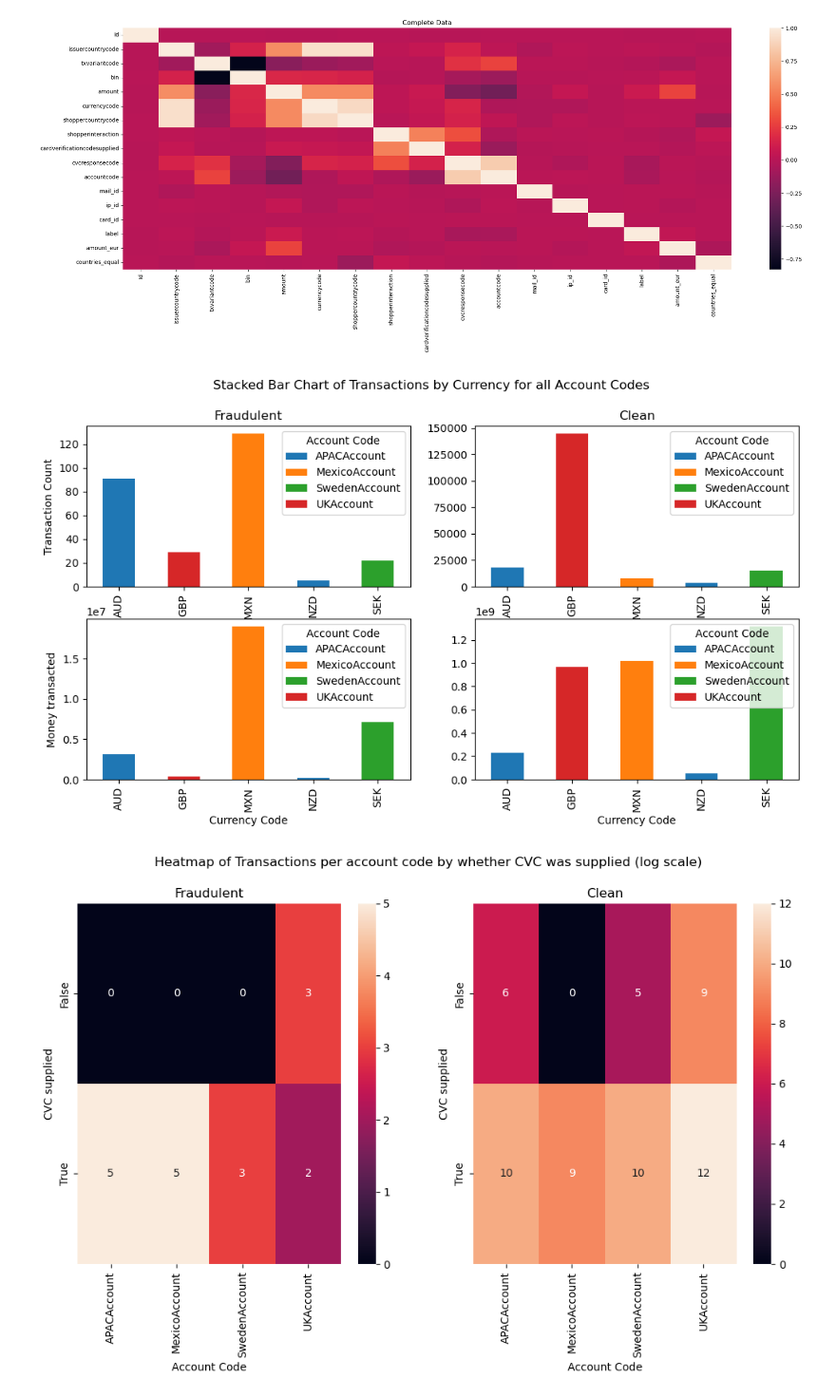
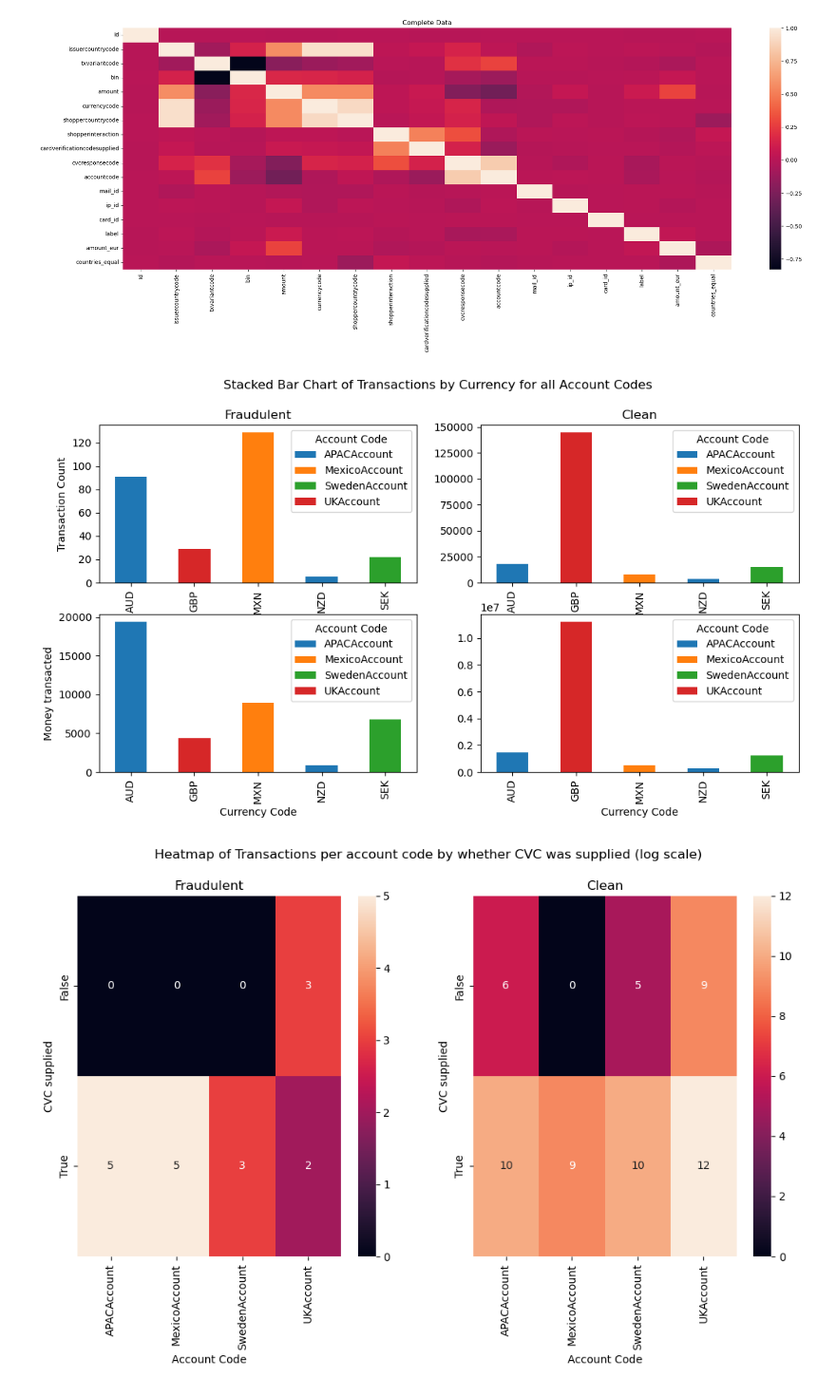
Before and after one commit to amar-mesic/cyber-data, a Jupyter notebook: lab-1/Lab1.ipynb, the cells around one changed output. Shown at 95% size. Cells and saved outputs as stored; diff of their text form; code cells hidden in the pictures.

```diff
--- a/lab-1/Lab1.ipynb
+++ b/lab-1/Lab1.ipynb
@@ -102,6 +102,7 @@ def conv(row):
     return row['amount'] / (currency_dict[row['currencycode']]*100)
 
 df1['amount_eur'] = df1.apply(lambda x: conv(x), axis=1)
+df['amount_eur'] = df1.apply(lambda x: conv(x), axis=1)
 
 
 enc1 = LabelEncoder()
@@ -214,49 +203,43 @@ plt.show()
 [figure]
 [figure]
 # %%
-# Sample data
-data = pd.DataFrame({
-    'Gender': ['Male', 'Female', 'Female', 'Male', 'Female'],
-    'Preference': ['Tea', 'Coffee', 'Tea', 'Coffee', 'Coffee']
-})
-
 # Create a contingency table
 table_all = pd.crosstab(df['currencycode'], df['accountcode'])
 table_fraudulent = pd.crosstab(fraudulent_df['currencycode'], fraudulent_df['accountcode'])
 table_normal = pd.crosstab(normal_df['currencycode'], normal_df['accountcode'])
-table_fraudulent_amount = pd.crosstab(fraudulent_df['currencycode'], fraudulent_df['accountcode'], values=df['amount'], aggfunc='sum')
-table_normal_amount = pd.crosstab(normal_df['currencycode'], normal_df['accountcode'], values=df['amount'], aggfunc='sum')
+table_fraudulent_amount = pd.crosstab(fraudulent_df['currencycode'], fraudulent_df['accountcode'], values=df['amount_eur'], aggfunc='sum')
+table_normal_amount = pd.crosstab(normal_df['currencycode'], normal_df['accountcode'], values=df['amount_eur'], aggfunc='sum')
 
 fig, ((ax1, ax2), (ax3, ax4)) = plt.subplots(nrows=2, ncols=2, figsize=(12, 6))  # Create a figure and a 1x2 subplot grid
 fig.suptitle('Stacked Bar Chart of Transactions by Currency for all Account Codes')
 
 # Plot a stacked bar chart
 table_fraudulent.plot(kind='bar', stacked=True, ax=ax1)
 ax1.set_title('Fraudulent')
 ax1.set_xlabel('Currency Code')
 ax1.set_ylabel('Transaction Count')
 ax1.legend(title='Account Code')
 
 
 table_normal.plot(kind='bar', stacked=True, ax=ax2)
 ax2.set_title('Clean')
 ax2.set_xlabel('Currency Code')
 # ax2.set_ylabel('Transaction Count')
 ax2.legend(title='Account Code')
 
 table_fraudulent_amount.plot(kind='bar', stacked=True, ax=ax3)
 ax3.set_xlabel('Currency Code')
 ax3.set_ylabel('Money transacted')
 ax3.legend(title='Account Code')
 
 
 table_normal_amount.plot(kind='bar', stacked=True, ax=ax4)
 ax4.set_xlabel('Currency Code')
 ax4.legend(title='Account Code')
 
 plt.show()
 # %% [output]
-[figure, old version]
+[figure, new version]
 # %%
 table_all = pd.crosstab(df['cardverificationcodesupplied'], df['accountcode'])
 table_fraudulent = pd.crosstab(fraudulent_df['cardverificationcodesupplied'], fraudulent_df['accountcode']).map(lambda x: np.log(x + 1)).map(round)
```
Also changed, not shown: parts of 4 cells of this notebook.
